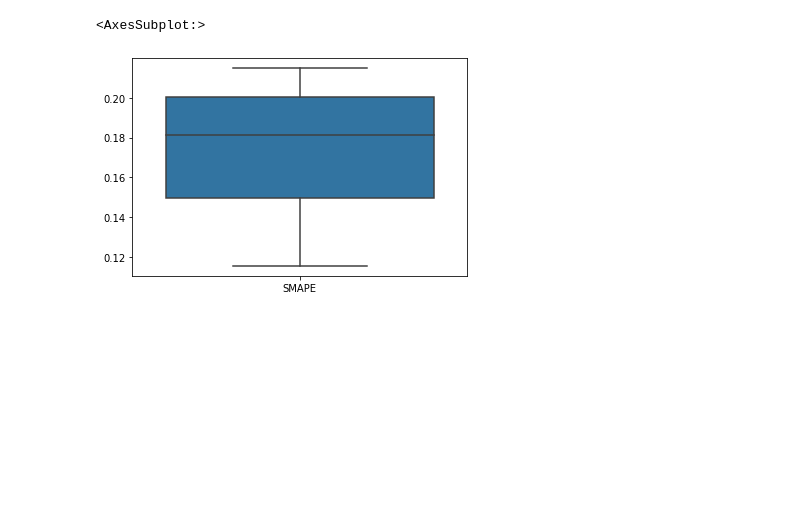
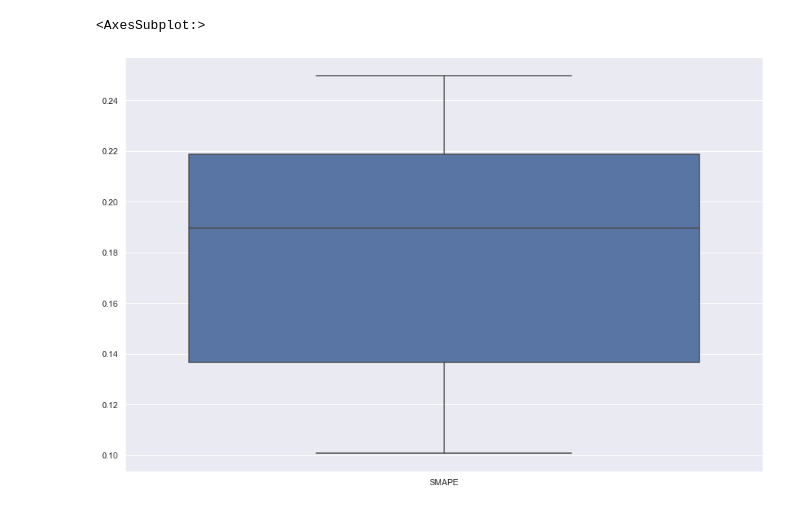
Before and after one commit to MohammadSakhnini/PageView_Prediction, a Jupyter notebook: LSTM.ipynb, the cells around one changed output. Cells and saved outputs as stored; diff of their text form; code cells hidden in the pictures; blank space fills up the shorter version.

```diff
--- a/LSTM.ipynb
+++ b/LSTM.ipynb
@@ -312,11 +274,11 @@ plt.show()
 import plotly.express as px
 import pandas as pd
 
-df = pd.DataFrame({"Time":[668,73],
+df_ = pd.DataFrame({"Time":[668,73],
                    "Model":["LSTM","LSTM"],
                    "Training Type":["Training","Optimizing"]
                    })
-fig = px.bar(df,y="Time",x="Model",color="Training Type",text="Time",color_discrete_sequence=px.colors.qualitative.T10)
+fig = px.bar(df_,y="Time",x="Model",color="Training Type",text="Time",color_discrete_sequence=px.colors.qualitative.T10)
 fig.update_yaxes(title="Time in Minutes")
 fig.update_layout(legend=dict(
     yanchor="bottom",
@@ -333,7 +295,7 @@ max = 0
 
 counter = 0
 temp = 0
-for t,_,_ in df.values:
+for t,_,_ in df_.values:
     temp += t
     counter += 1
     if counter == 2:
@@ -352,13 +314,20 @@ fig.add_annotation(x=0, y=760,
             showarrow=False,font_size=15,font_family="Arial Black")
 fig.show()
 fig.write_image("training_time.png",format='png',engine='kaleido',scale=3)
-# %%
-import seaborn as sns
-
-losses = {"SMAPE":[]}
-for i in range(51):
-    losses["SMAPE"].append(smape(predictions[i].cpu().detach().numpy(),actuals[i].cpu().detach().numpy()))
-sns.boxplot(data=pd.DataFrame(data=losses),orient="v")
-# %% [output]
-<AxesSubplot:>
-[figure, removed]
+# %%
+import seaborn as sns
+losses = {"SMAPE":[]}
+for song in df["article"].unique():
+    input = df[df["article"] == song][features][-28:-14].values
+    actual = df[df["article"] == song][target][-28:-14].values.flatten()
+
+    preds = np.zeros(len(input))
+    for i,v in enumerate(input):
+        temp = torch.tensor(np.array(input[i])).unsqueeze(0).unsqueeze(0).to(device).float()
+        preds[i] = model(temp) / 8
+    losses["SMAPE"].append(smape(actual,preds.flatten()))
+sns.set(rc={'figure.figsize':(15,10)})
+sns.boxplot(data=pd.DataFrame(data=losses),orient="v")
+# %% [output]
+<AxesSubplot:>
+[figure, added]
```
Also changed, not shown: parts of 11 cells of this notebook, 3 other files.
